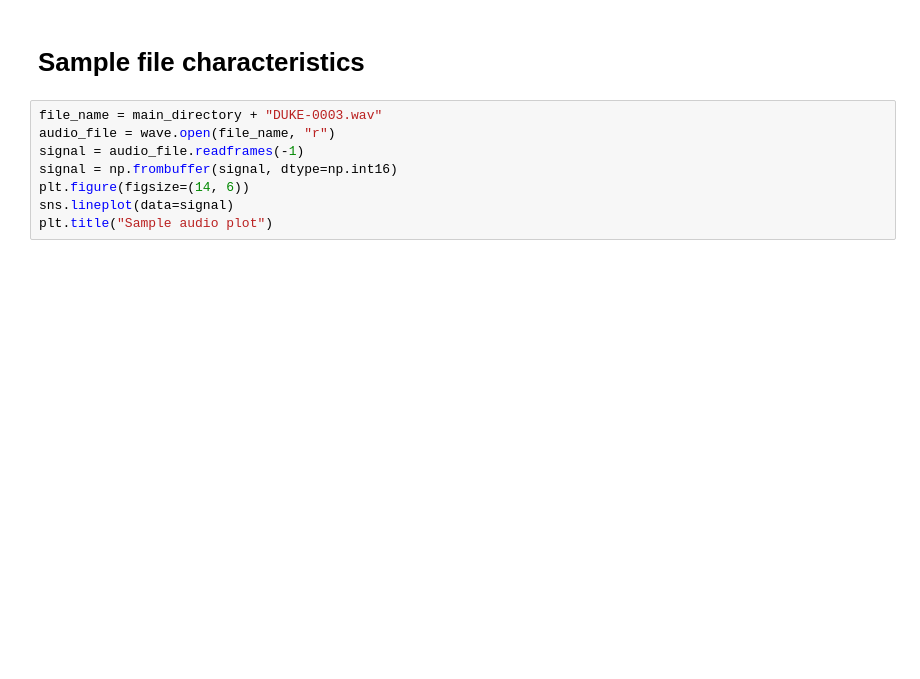
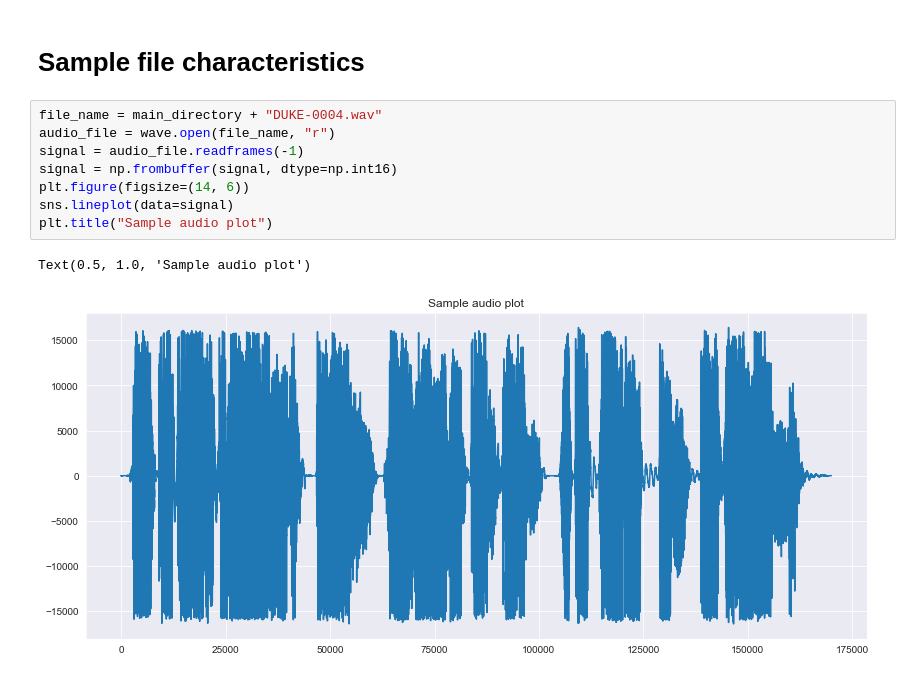
Before and after one commit to bart-wojtala/datasets, a Jupyter notebook: Duke Nukem.ipynb, the cells around one changed output. Drawn from its saved outputs; the diff is of its cells as text; blank space fills up the shorter version.

Commit message:
Update Duke dataset stats

```diff
--- a/Duke Nukem.ipynb
+++ b/Duke Nukem.ipynb
@@ -67,10 +68,13 @@ Text(0.5, 1.0, 'Histogram of audio file lengths in duke dataset')
 # %% [markdown]
 # Sample file characteristics
 # %%
-file_name = main_directory + "DUKE-0003.wav"
+file_name = main_directory + "DUKE-0004.wav"
 audio_file = wave.open(file_name, "r")
 signal = audio_file.readframes(-1)
 signal = np.frombuffer(signal, dtype=np.int16)
 plt.figure(figsize=(14, 6))
 sns.lineplot(data=signal)
 plt.title("Sample audio plot")
+# %% [output]
+Text(0.5, 1.0, 'Sample audio plot')
+[figure, added]
```
Also changed, not shown: parts of 4 cells of this notebook.
